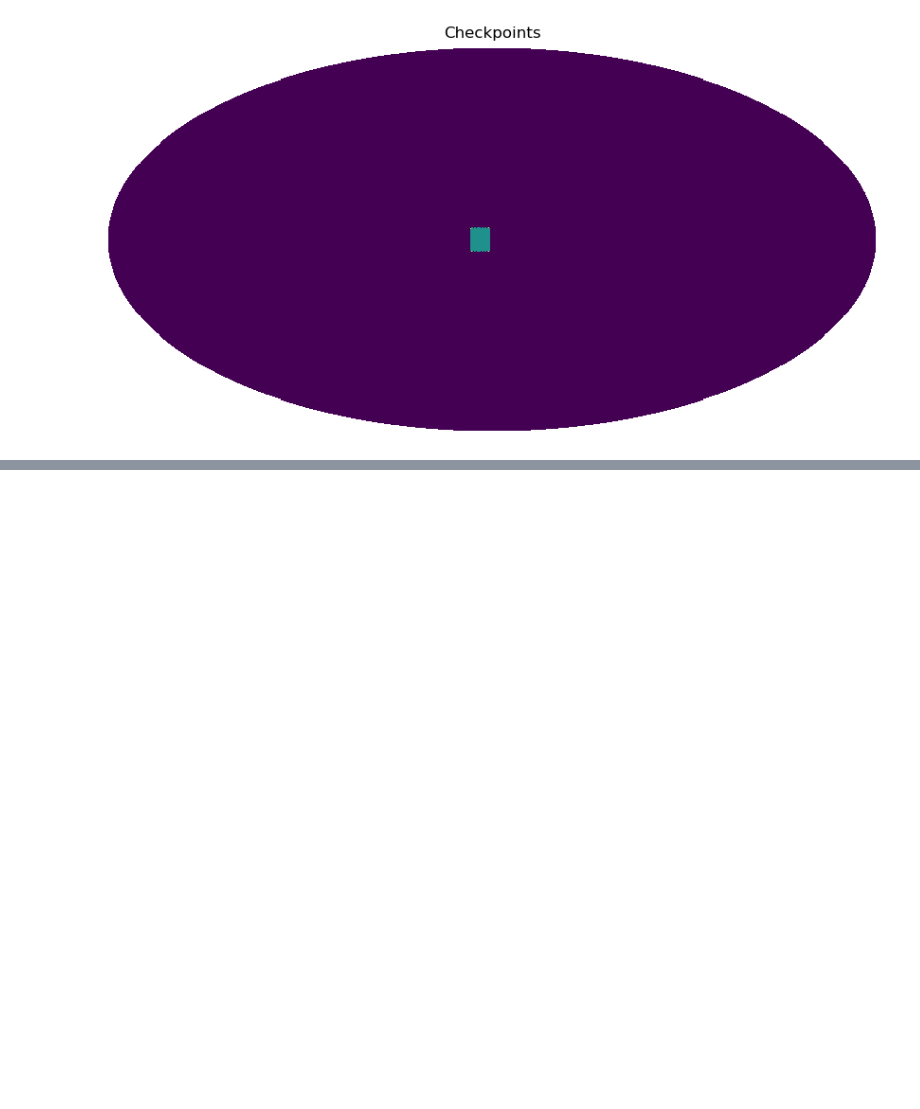
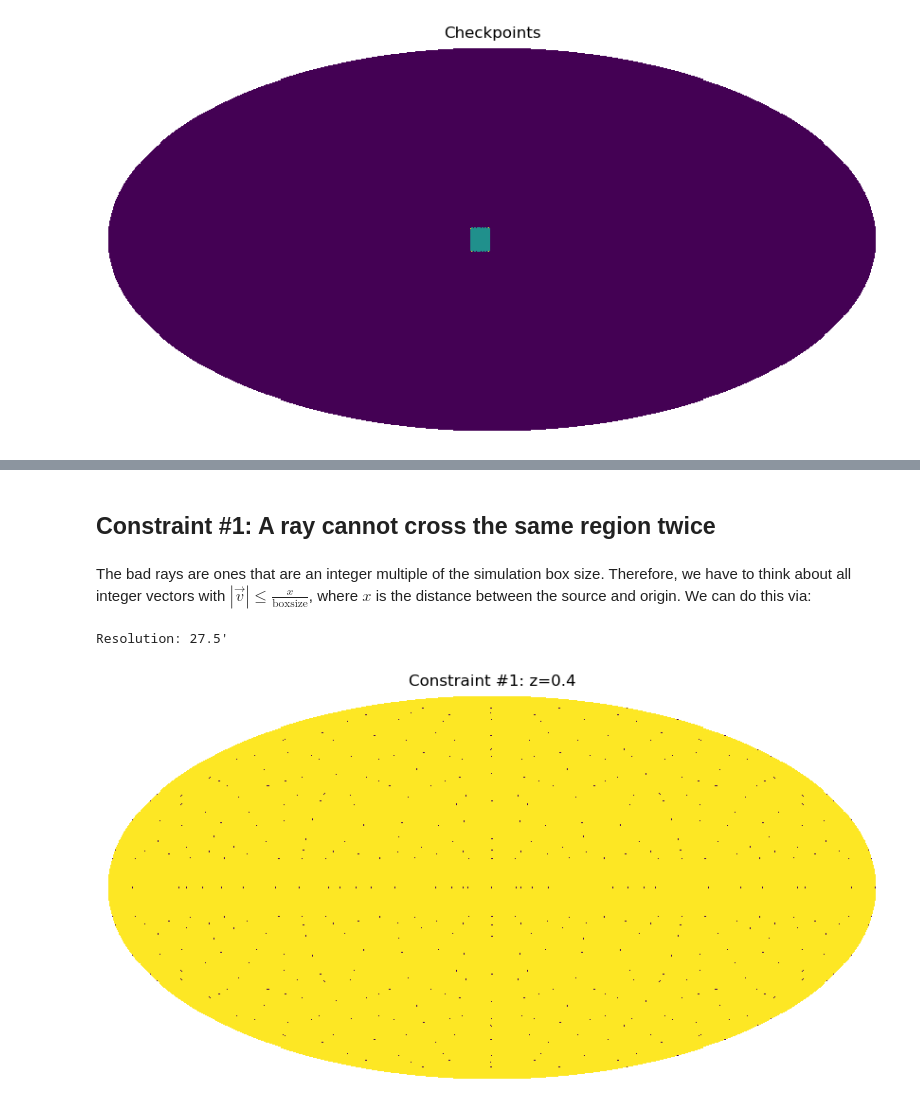
Before and after one commit to aqcheng/illustris_frb, a Jupyter notebook: notebooks/get_good_pixels.ipynb, the cells around one changed output, grey strips where cells are left out. Cells and saved outputs as stored; diff of their text form; code cells hidden in the pictures; blank space fills up the shorter version.

```diff
--- a/notebooks/get_good_pixels.ipynb
+++ b/notebooks/get_good_pixels.ipynb
@@ -259,0 +276,39 @@ hp.mollview(pix_arr, title="Checkpoints", cbar=False)
+# %%
+figpath = '../figures'
+
+origin = 500 * np.array([50, 70, 23])
+sim = frb_simulation('L205n2500TNG', origin=origin)
+# %% [markdown]
+## Constraint #1: A ray cannot cross the same region twice
+# %% [markdown]
+The bad rays are ones that are an integer multiple of the simulation box size. Therefore, we have to think about all integer vectors with $|\vec{v}| \leq \frac{x}{\mathrm{boxsize}}$, where $x$ is the distance between the source and origin. We can do this via:
+# %%
+def get_bad_vecs(z, boxsize=sim.boxsize):
+
+    x = sim.comoving_distance(z)
+
+    n = int(np.ceil(x/boxsize))
+    vecs = np.indices((2*n+1, 2*n+1, 2*n+1)).reshape((3, (2*n+1)**3)).T - n # integer vecs in cube
+    vecs = vecs[ np.any(vecs, axis=1) ] # get rid of (0,0,0)
+
+    gcd = np.gcd(np.gcd(vecs[:,0], vecs[:,1]), vecs[:,2])
+    vecs = np.unique(np.floor_divide(vecs.T, gcd).T, axis=0) # get rid of vectors that point in the same direction
+
+    return vecs[ (norm(vecs, axis=1) <= x/boxsize) ]
+# %%
+nside = 128
+print(f"Resolution: {hp.nside2resol(nside, arcmin=True):.1f}\'")
+
+npix = hp.nside2npix(nside)
+# %% [output]
+Resolution: 27.5'
+# %%
+bad_vecs = get_bad_vecs(0.4)
+
+bad_pixels = hp.vec2pix(nside, x=bad_vecs[:,0], y=bad_vecs[:,1], z=bad_vecs[:,2])
+goodpix_1_z04 = np.ones(npix)
+goodpix_1_z04[ bad_pixels ] = 0
+
+hp.mollview(goodpix_1_z04, title='Constraint #1: z=0.4', cbar=False)
+# %% [output]
+[figure, added]
```
Also changed, not shown: parts of 32 cells of this notebook, 2 other files.
